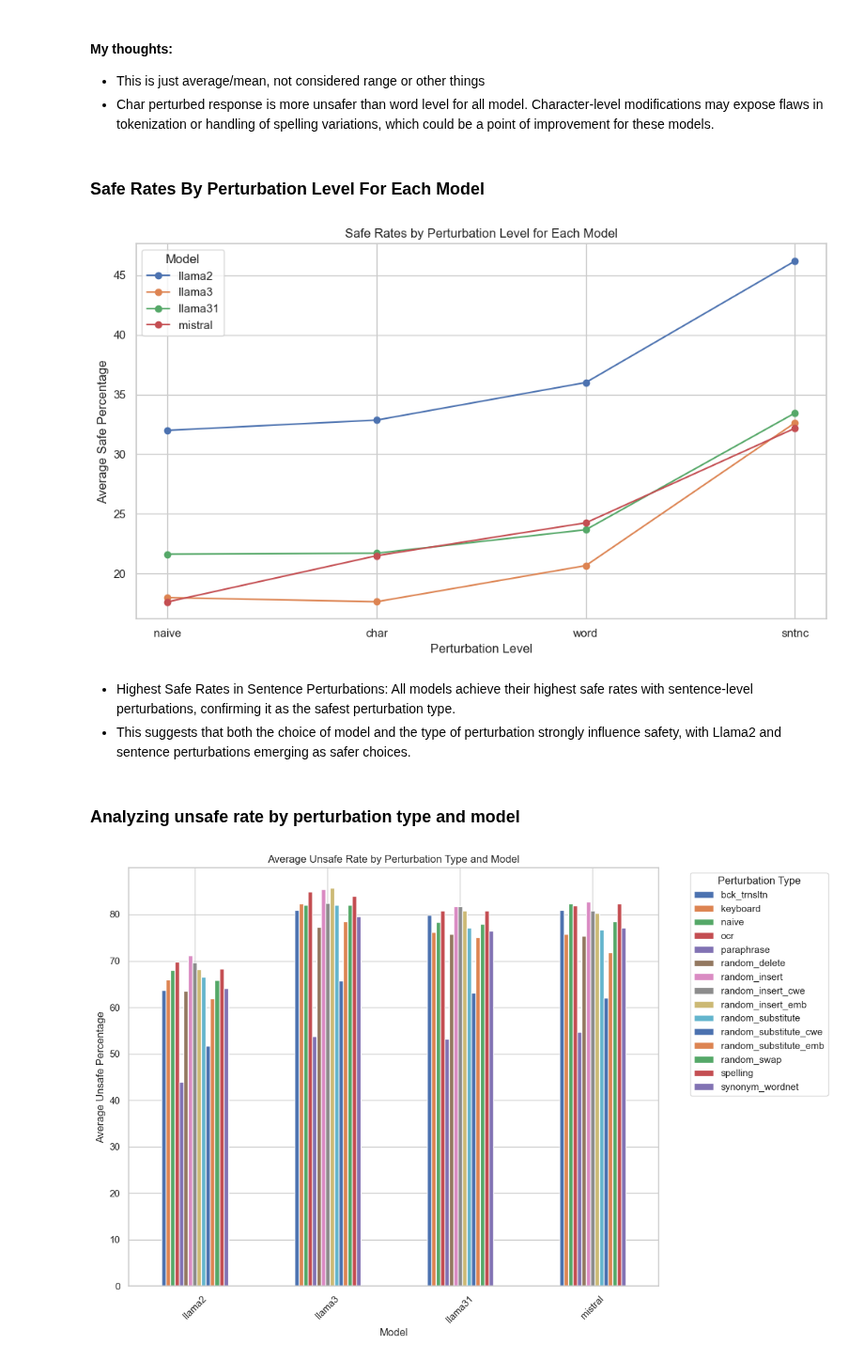
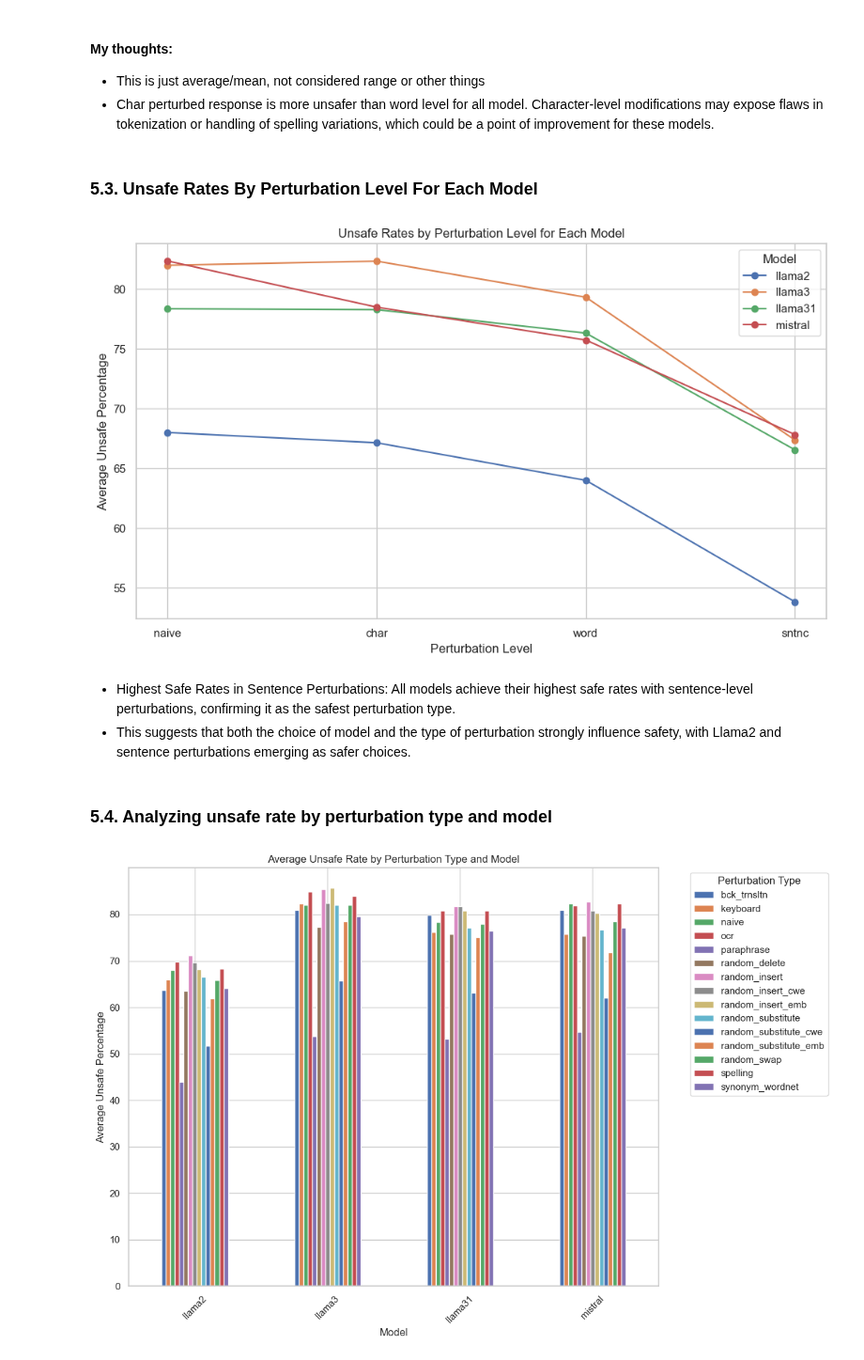
Before and after one commit to Ztrimus/llm-sensitivity, a Jupyter notebook: src/notebooks/llama-guard-response-analysis.ipynb, the cells around one changed output. Shown at 94% size. Cells and saved outputs as stored; diff of their text form; code cells hidden in the pictures.

```diff
--- a/src/notebooks/llama-guard-response-analysis.ipynb
+++ b/src/notebooks/llama-guard-response-analysis.ipynb
@@ -452,44 +500,44 @@ plt.show()
 - This is just average/mean, not considered range or other things
 - Char perturbed response is more unsafer than word level for all model. Character-level modifications may expose flaws in tokenization or handling of spelling variations, which could be a point of improvement for these models.
 # %% [markdown]
-### Safe Rates By Perturbation Level For Each Model
+### 5.3. Unsafe Rates By Perturbation Level For Each Model
 # %%
-# Group data by model and perturbation level to calculate mean safe percentage, then unstack for plotting
-perturbation_level_safe_data = (
-    analysis_df.groupby(["model", "perturbation_level"])["safe_per"].mean().unstack()
+# Group data by model and perturbation level to calculate mean unsafe percentage, then unstack for plotting
+perturbation_level_unsafe_data = (
+    analysis_df.groupby(["model", "perturbation_level"])["unsafe_per"].mean().unstack()
 )
 
 # Reordering columns to match the specified order
-perturbation_level_safe_data = perturbation_level_safe_data[
+perturbation_level_unsafe_data = perturbation_level_unsafe_data[
     ["naive", "char", "word", "sntnc"]
 ]
 
-# Plotting line graphs where x-axis is perturbation levels and y-axis shows safe rates across models
+# Plotting line graphs where x-axis is perturbation levels and y-axis shows unsafe rates across models
 plt.figure(figsize=(10, 6))
 
 # Plotting each model's safe rates across perturbation levels
-for model in perturbation_level_safe_data.index:
+for model in perturbation_level_unsafe_data.index:
     plt.plot(
-        perturbation_level_safe_data.columns,
-        perturbation_level_safe_data.loc[model],
+        perturbation_level_unsafe_data.columns,
+        perturbation_level_unsafe_data.loc[model],
         marker="o",
         label=model,
     )
 
 # Customizing plot
-plt.title("Safe Rates by Perturbation Level for Each Model")
+plt.title("Unsafe Rates by Perturbation Level for Each Model")
 plt.xlabel("Perturbation Level")
-plt.ylabel("Average Safe Percentage")
+plt.ylabel("Average Unsafe Percentage")
 plt.legend(title="Model")
 plt.tight_layout()
 plt.show()
 # %% [output]
-[figure, old version]
+[figure, new version]
 # %% [markdown]
 - Highest Safe Rates in Sentence Perturbations: All models achieve their highest safe rates with sentence-level perturbations, confirming it as the safest perturbation type.
 - This suggests that both the choice of model and the type of perturbation strongly influence safety, with Llama2 and sentence perturbations emerging as safer choices.
 # %% [markdown]
-### Analyzing unsafe rate by perturbation type and model
+### 5.4. Analyzing unsafe rate by perturbation type and model
 # %%
 # This bar chart illustrates the average "unsafe" rates by perturbation type across different models, highlighting which perturbation types increase the risk of unsafe responses for specific models.
 perturbation_unsafe_data = (
```
Also changed, not shown: parts of 11 cells of this notebook.
